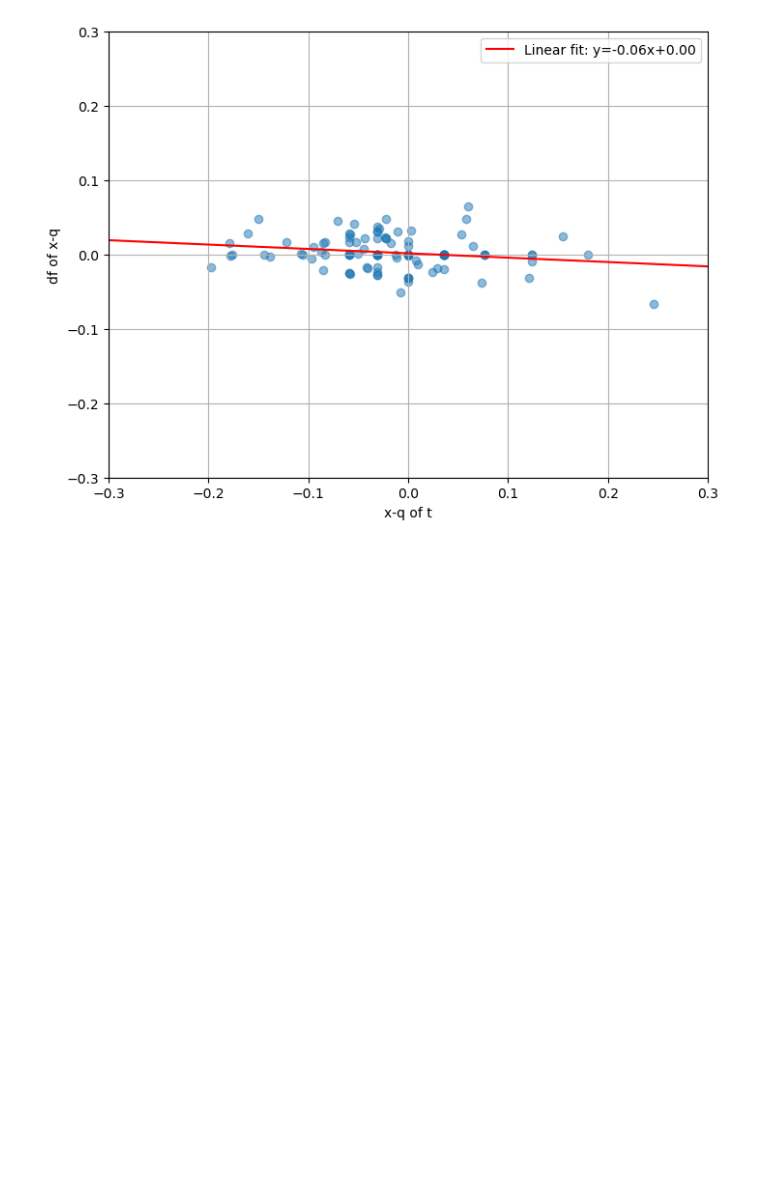
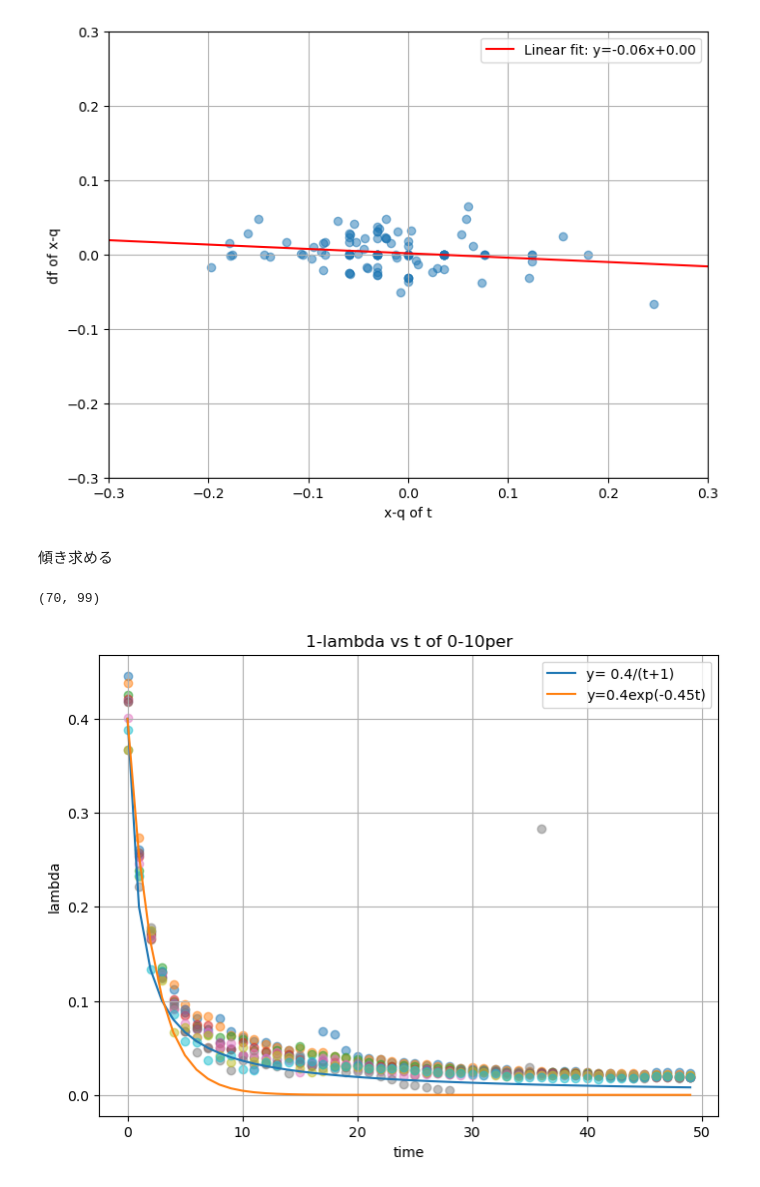
Before and after one commit to LABO-M/horserace, a Jupyter notebook: keiba17.ipynb, the cells around one changed output. Saved outputs shown, nothing was run; the diff lists cells and outputs as text; code cells hidden in the pictures; blank space fills up the shorter version.

Commit message:
add lambda

```diff
--- a/keiba17.ipynb
+++ b/keiba17.ipynb
@@ -793,3 +847,48 @@ plt.legend()
 plt.show()
 # %% [output]
 [figure]
+# %% [markdown]
+傾き求める
+# %%
+lambda_list = [[] for i in range(0, 70)]
+
+for i in range(0, 70):
+    a = split_list[i]
+    if a.size == 0:
+        for j in range(0, 99):
+            lambda_list[i].append(nan)
+    else:
+        for j in range(0, 99):
+            x = split_list[i][j, :]
+            y = split_list[i][j + 1, :] - x
+            slope, intercept, r_value, p_value, std_err = linregress(x, y)
+            lambda_list[i].append(slope)
+# %%
+len(lambda_list[3])
+lambda_list = np.array(lambda_list)
+print(lambda_list.shape)
+# %% [output]
+(70, 99)
+# %%
+plt.figure(figsize=(8, 6))
+
+t = np.arange(0, 50)
+
+for i in range(0,10):
+    x = lambda_list[i][0:50]
+    plt.scatter(t, -x, alpha=0.5)
+
+z = 0.4/(t+1)
+plt.plot(t,z, label="y= 0.4/(t+1)")
+
+w = 0.4* np.exp(-0.45*t)
+plt.plot(t,w, label="y=0.4exp(-0.45t)")
+
+plt.xlabel("time")
+plt.ylabel("lambda")
+plt.title("1-lambda vs t of 0-10per")
+plt.grid(True)
+plt.legend()
+plt.show()
+# %% [output]
+[figure, added]
```
Also changed, not shown: parts of 9 cells of this notebook.
